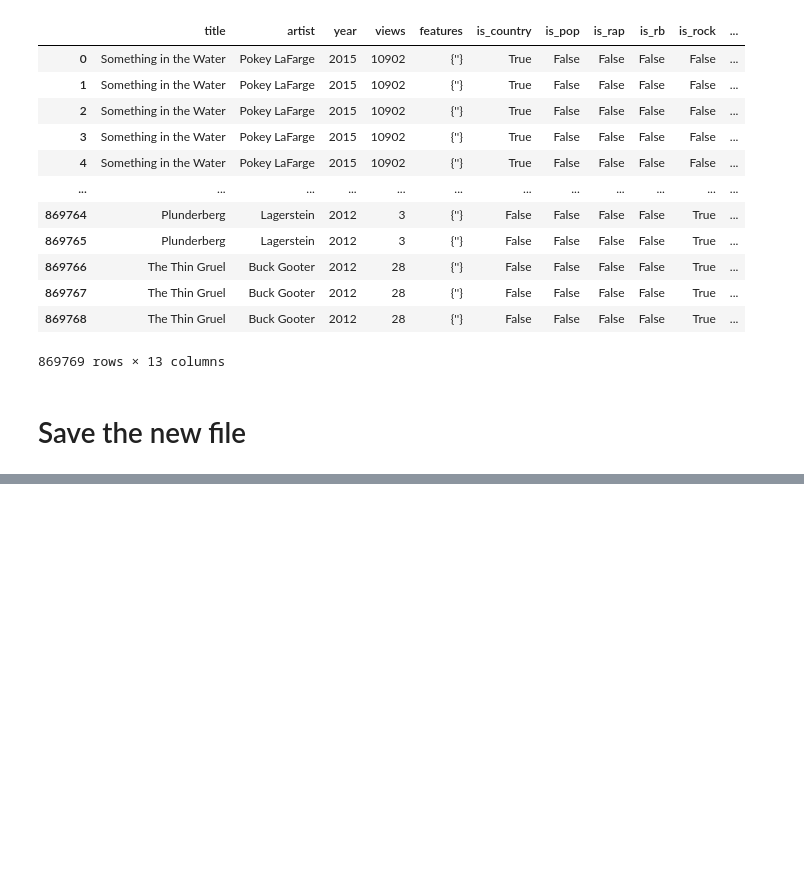
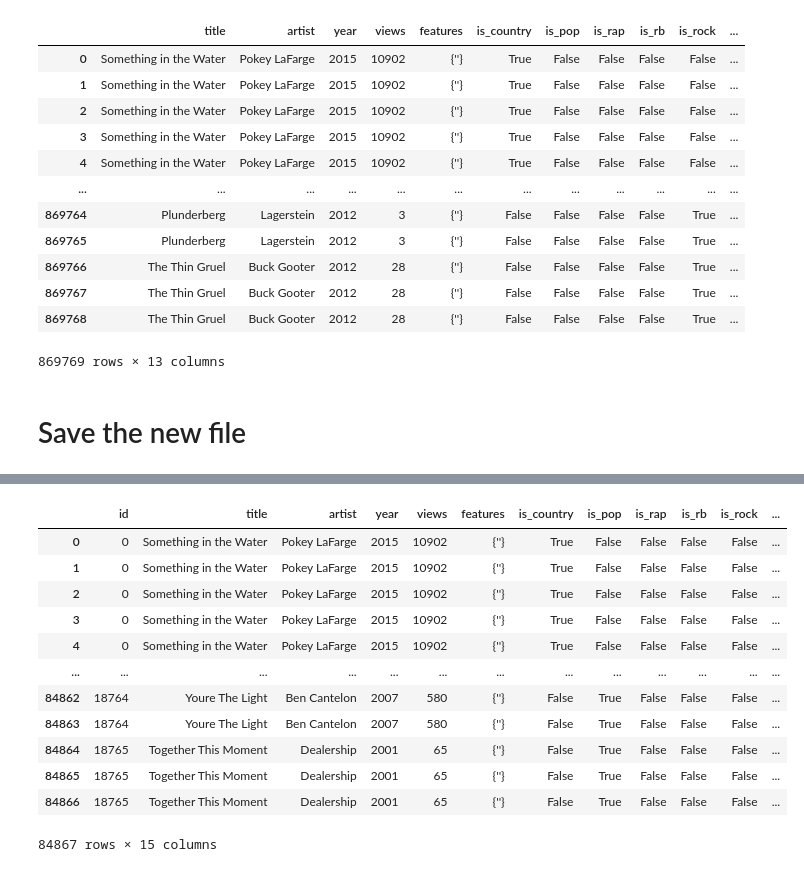
Before and after one commit to ChefBB/TA_project, a Jupyter notebook: labelling.ipynb, the cells around one changed output, grey strips where cells are left out. Saved outputs shown, nothing was run; the diff lists cells and outputs as text; code cells hidden in the pictures; blank space fills up the shorter version.

```diff
--- a/labelling.ipynb
+++ b/labelling.ipynb
@@ -185,2 +187,18 @@ df
 # %%
 df.to_csv(path + 'lab_lem_merge.csv', index= False)
+# %%
+df
+# %% [output]
+|  | id | title | artist | year | views | features | is_country | is_pop | is_rap | is_rb | is_rock | ... |
+| 0 | 0 | Something in the Water | Pokey LaFarge | 2015 | 10902 | {''} | True | False | False | False | False | ... |
+| 1 | 0 | Something in the Water | Pokey LaFarge | 2015 | 10902 | {''} | True | False | False | False | False | ... |
+| 2 | 0 | Something in the Water | Pokey LaFarge | 2015 | 10902 | {''} | True | False | False | False | False | ... |
+| 3 | 0 | Something in the Water | Pokey LaFarge | 2015 | 10902 | {''} | True | False | False | False | False | ... |
+| 4 | 0 | Something in the Water | Pokey LaFarge | 2015 | 10902 | {''} | True | False | False | False | False | ... |
+| ... | ... | ... | ... | ... | ... | ... | ... | ... | ... | ... | ... | ... |
+| 84862 | 18764 | Youre The Light | Ben Cantelon | 2007 | 580 | {''} | False | True | False | False | False | ... |
+| 84863 | 18764 | Youre The Light | Ben Cantelon | 2007 | 580 | {''} | False | True | False | False | False | ... |
+| 84864 | 18765 | Together This Moment | Dealership | 2001 | 65 | {''} | False | True | False | False | False | ... |
+| 84865 | 18765 | Together This Moment | Dealership | 2001 | 65 | {''} | False | True | False | False | False | ... |
+| 84866 | 18765 | Together This Moment | Dealership | 2001 | 65 | {''} | False | True | False | False | False | ... |
+84867 rows × 15 columns
```
Also changed, not shown: parts of 3 cells of this notebook, 1 other file.
